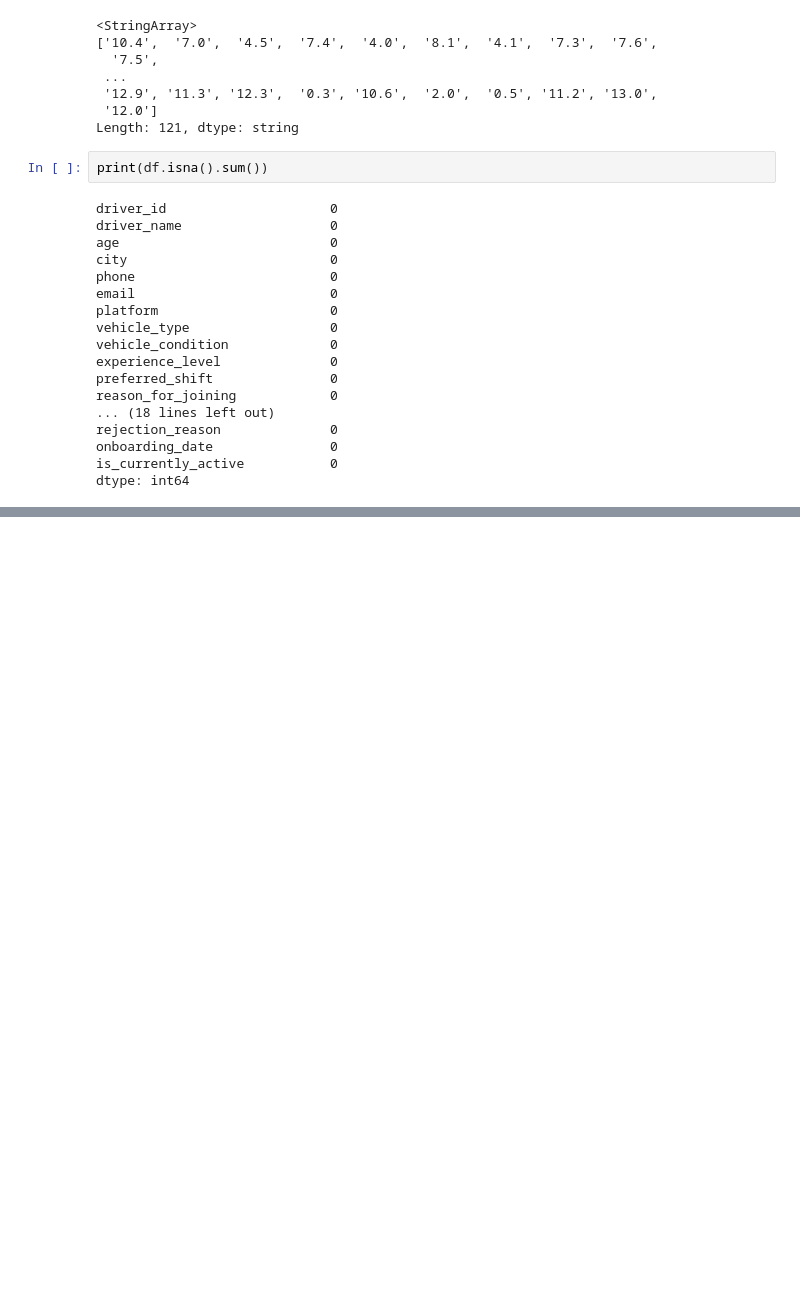
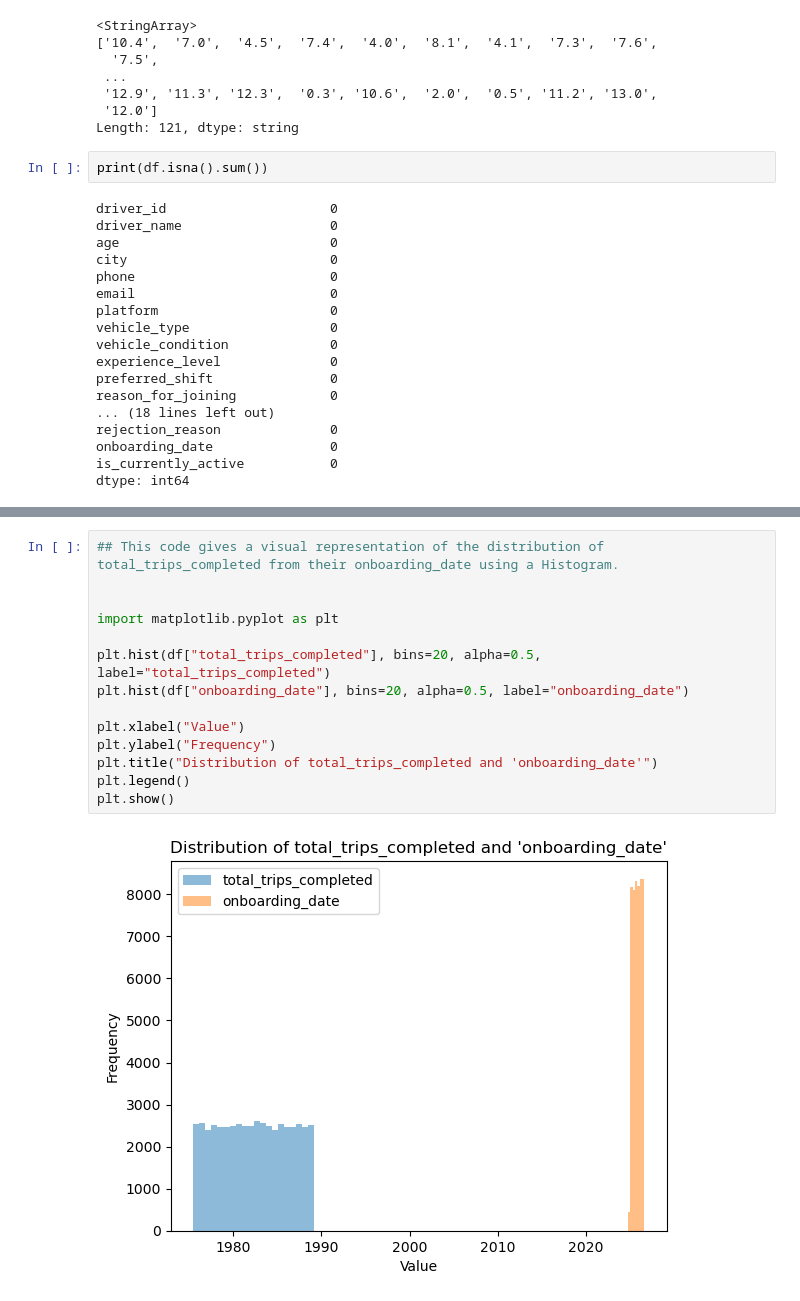
Before and after one commit to UgoChikezie2/Ugo_Chikezie_Project_Files, a Jupyter notebook: uber_rapido_driver_dirty.ipynb, the cells around one changed output, grey strips where cells are left out. Saved outputs shown, nothing was run; the diff lists cells and outputs as text; blank space fills up the shorter version.

```diff
--- a/uber_rapido_driver_dirty.ipynb
+++ b/uber_rapido_driver_dirty.ipynb
@@ -1228,0 +1214,16 @@ df.to_csv("uber_rapido_driver_cleaned.csv",index=False)
+# %%
+## This code gives a visual representation of the distribution of total_trips_completed from their onboarding_date using a Histogram.
+
+
+import matplotlib.pyplot as plt
+
+plt.hist(df["total_trips_completed"], bins=20, alpha=0.5, label="total_trips_completed")
+plt.hist(df["onboarding_date"], bins=20, alpha=0.5, label="onboarding_date")
+
+plt.xlabel("Value")
+plt.ylabel("Frequency")
+plt.title("Distribution of total_trips_completed and 'onboarding_date'")
+plt.legend()
+plt.show()
+# %% [output]
+[figure, added]
```
Also changed, not shown: parts of 43 cells of this notebook.
